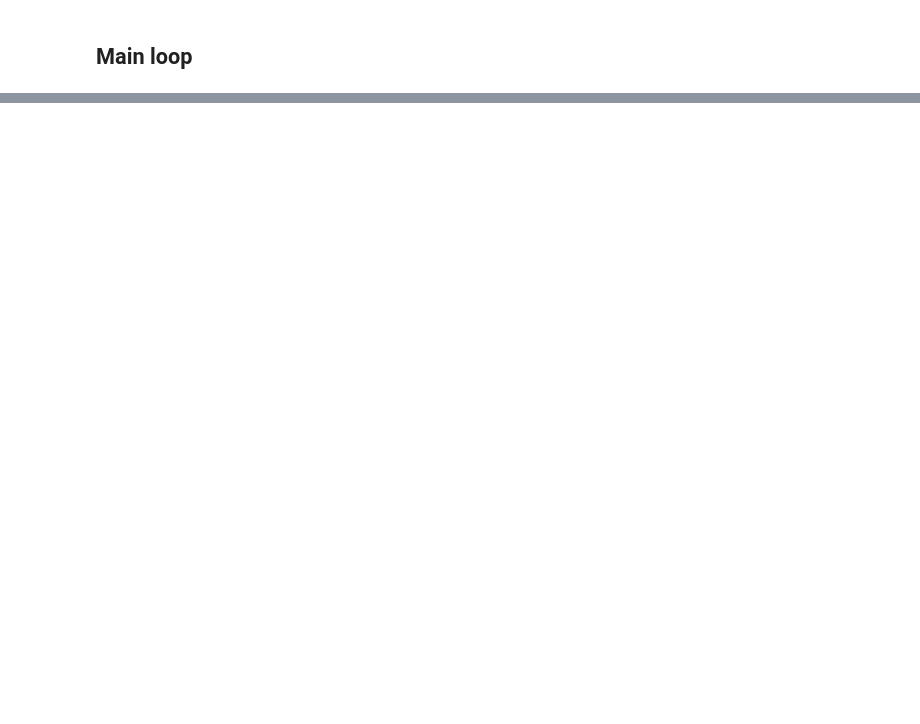
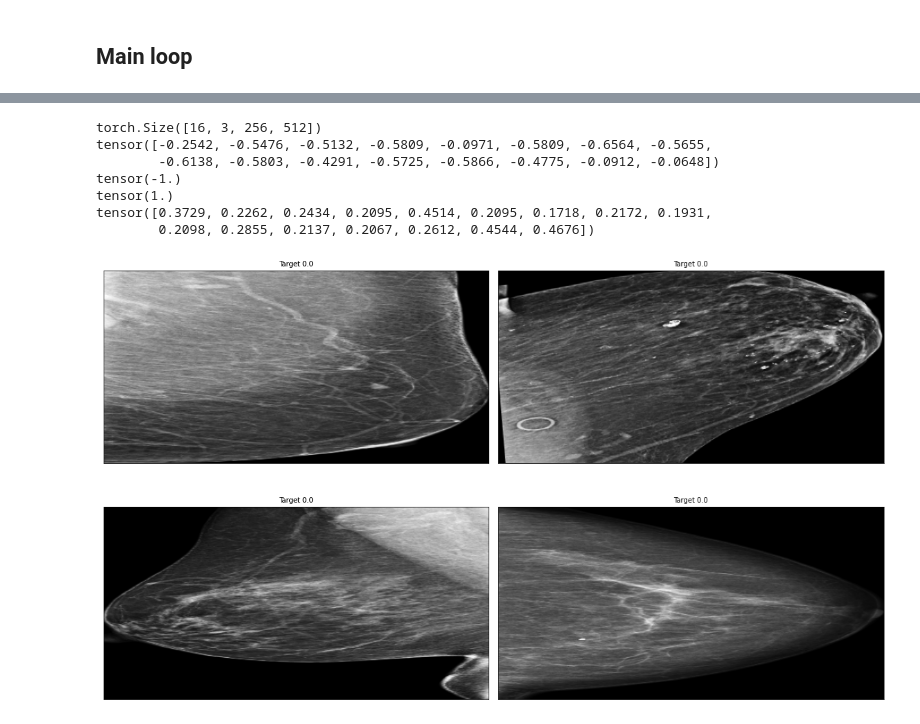
Before and after one commit to mkurtys/rsna-breast, a Jupyter notebook: rsna-train.ipynb, the cells around one changed output, grey strips where cells are left out. Cells and saved outputs as stored; diff of their text form; code cells hidden in the pictures; blank space fills up the shorter version.

Commit message:
resize

```diff
--- a/rsna-train.ipynb
+++ b/rsna-train.ipynb
@@ -187,7 +187,7 @@ class Config:
     accelerator="auto"   # auto, gpu or cpu
     num_devices=1        # TODO - parallel computations
 
-    resize_aspect_ratio = None
+    resize_aspect_ratio = 1/2
 
     use_pretrained=True
     epochs_count = 20
@@ -412,7 +416,7 @@ class RSNAData(Dataset):
                  extension="png",
                  return_filepath=False):
 
-        assert resize_dim is not None and resize_aspect_ratio is not None
+        assert not (resize_dim and resize_aspect_ratio)
         self.df = df
         self.is_test = is_test
         self.transform = transform
@@ -439,8 +443,8 @@ class RSNAData(Dataset):
         # cast to np float, as torch can't into uint16
         if self.resize_dim:
             img = cv2.resize(img, self.resize_dim)
-        if self.resize_aspect_ratio:
-            img = cv2.resize(img, img.shape*self.resize_aspect_ratio)
+        if self.resize_aspect_ratio and self.resize_aspect_ratio!=1.0:
+            img = cv2.resize(img, tuple(int(d*self.resize_aspect_ratio) for d in img.shape[::-1]))
 
         # convert to RGB for pretrained networks
         # maybe we will move it to the different place
@@ -738,12 +744,14 @@ for fold_, (train_idx, valid_idx) in enumerate(kfold.split(df, df['cancer'].valu
         df = train_df,
         img_folder = Config.train_imgs_path,
         has_patient_folder_sturcture = Config.data_has_patient_folder_sturcture,
+        resize_aspect_ratio = Config.resize_aspect_ratio,
         transform=train_augments
     )
     valid_dataset = RSNAData(
         df = valid_df,
         img_folder = Config.train_imgs_path,
         has_patient_folder_sturcture = Config.data_has_patient_folder_sturcture,
+        resize_aspect_ratio = Config.resize_aspect_ratio,
         transform = valid_augments
     )
     train_loader = DataLoader(
@@ -796,30 +826,40 @@ for fold_, (train_idx, valid_idx) in enumerate(kfold.split(df, df['cancer'].valu
 # %%
 train_dataset = RSNAData(
     df = df,
     img_folder = Config.train_imgs_path,
     has_patient_folder_sturcture = Config.data_has_patient_folder_sturcture,
+    resize_aspect_ratio = Config.resize_aspect_ratio,
     # img_folder = "/kaggle/input/rsna-breast-png-roi/train_images/256/",
     #img_folder = "/kaggle/input/rsna-cut-off-empty-space-from-images",
     transform=train_augments
 )
 
 train_loader = DataLoader(
     train_dataset,
     batch_size=Config.train_bs,
     shuffle=True,
     num_workers=1,
     collate_fn=mixed_collate_imgs_fn
 )
 minibatch = next(iter(train_loader))
 print(minibatch[0].shape)
 print(minibatch[0].mean((1,2,3)))
 print(minibatch[0].min())
 print(minibatch[0].max())
 minibatch[0] += 1.0
 minibatch[0] /= 2.0
 print(minibatch[0].mean((1,2,3)))
 
 display_batch(minibatch, maximgs=4)
+# %% [output]
+torch.Size([16, 3, 256, 512])
+tensor([-0.2542, -0.5476, -0.5132, -0.5809, -0.0971, -0.5809, -0.6564, -0.5655,
+        -0.6138, -0.5803, -0.4291, -0.5725, -0.5866, -0.4775, -0.0912, -0.0648])
+tensor(-1.)
+tensor(1.)
+tensor([0.3729, 0.2262, 0.2434, 0.2095, 0.4514, 0.2095, 0.1718, 0.2172, 0.1931,
+        0.2098, 0.2855, 0.2137, 0.2067, 0.2612, 0.4544, 0.4676])
+[figure, added]
 # %%
 x_dataset = RSNAData(
     df = df,
```
Also changed, not shown: parts of 6 cells of this notebook.
